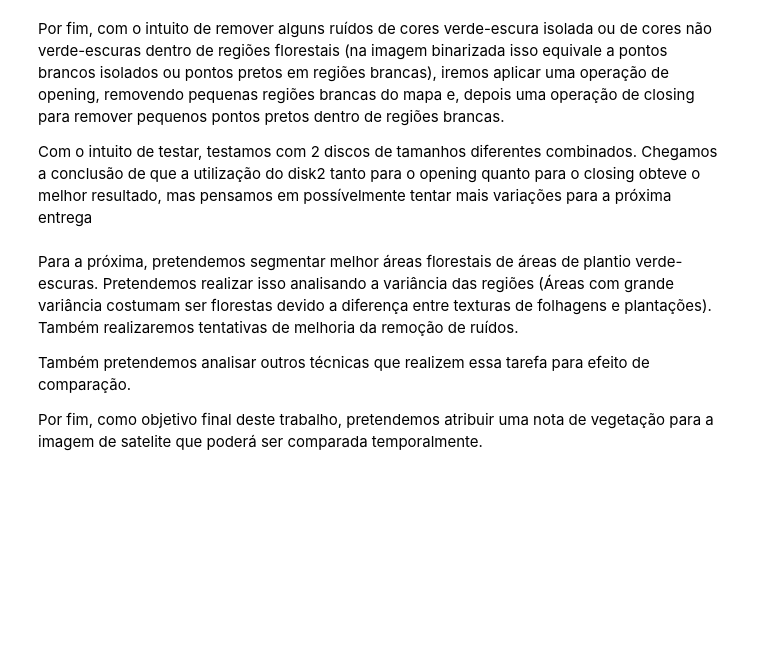
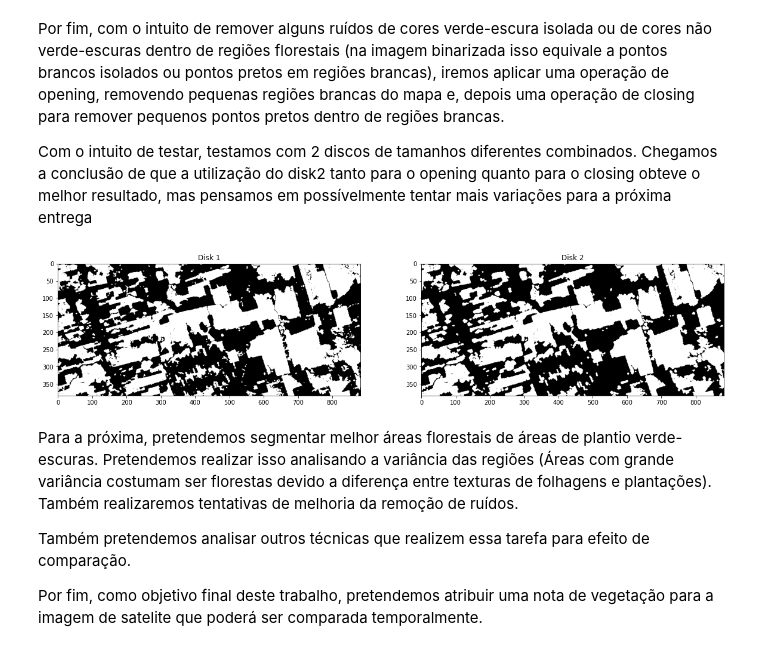
Before and after one commit to LuisF3/satellite-deforestation-monitor, a Jupyter notebook: Reconhecimento_de_áreas_florestais.ipynb, the cells around one changed output. Saved outputs shown, nothing was run; the diff lists cells and outputs as text; code cells hidden in the pictures; blank space fills up the shorter version.

```diff
--- a/Reconhecimento_de_áreas_florestais.ipynb
+++ b/Reconhecimento_de_áreas_florestais.ipynb
@@ -81,46 +81,43 @@ plt.imshow(green_img, cmap='gray')
 Por fim, com o intuito de remover alguns ruídos de cores verde-escura isolada ou de cores não verde-escuras dentro de regiões florestais (na imagem binarizada isso equivale a pontos brancos isolados ou pontos pretos em regiões brancas), iremos aplicar uma operação de opening, removendo pequenas regiões brancas do mapa e, depois uma operação de closing para remover pequenos pontos pretos dentro de regiões brancas.
 
 Com o intuito de testar, testamos com 2 discos de tamanhos diferentes combinados. Chegamos a conclusão de que a utilização do disk2 tanto para o opening quanto para o closing obteve o melhor resultado, mas pensamos em possívelmente tentar mais variações para a próxima entrega
+# %%
+def display_comparison(imgs, names):
+    fig, axs = plt.subplots(1, len(names), figsize=(20, 6))
+    for ax, method in zip(axs, names):
+        ax.imshow(imgs[method], cmap='gray')
+        ax.set_title(method.capitalize())
+    plt.show()
 # %%
 disk1 = np.array([
     [0, 1, 0],
     [1, 1, 1],
     [0, 1, 0]
 ], np.uint8)
 
 disk2 = np.array([
     [0, 0, 1, 0, 0],
     [0, 1, 1, 1, 0],
     [1, 1, 1, 1, 1],
     [0, 1, 1, 1, 0],
     [0, 0, 1, 0, 0]
 ], np.uint8)
 
 disk1_img = green_img.copy()
 disk2_img = green_img.copy()
-disk3_img = green_img.copy()
 
 eroded_img1 = cv2.erode(disk1_img, disk1)
 dilated_img1 = cv2.dilate(eroded_img1, disk1)
-# dilated_img1 = cv2.dilate(dilated_img1, disk1)
-# eroded_img1 = cv2.erode(dilated_img1, disk1)
 disk1_img = dilated_img1
 
 eroded_img2 = cv2.erode(disk2_img, disk2)
 dilated_img2 = cv2.dilate(eroded_img2, disk2)
-# dilated_img2 = cv2.dilate(dilated_img2, disk2)
-# eroded_img2 = cv2.erode(dilated_img2, disk2)
 disk2_img = dilated_img2
 
-eroded_img3 = cv2.erode(disk3_img, disk2)
-dilated_img3 = cv2.dilate(eroded_img3, disk2)
-# dilated_img3 = cv2.dilate(dilated_img3, disk1)
-# eroded_img3 = cv2.erode(dilated_img3, disk1)
-disk3_img = dilated_img3
-
-# cv2.imwrite('output_disk1.png', disk1_img)
-# cv2.imwrite('output_disk2.png', disk2_img)
-# cv2.imwrite('output_disk3.png', disk3_img)
+imgs = {'Disk 1': disk1_img, 'Disk 2': disk2_img}
+display_comparison(imgs, ['Disk 1', 'Disk 2'])
+# %% [output]
+[figure, added]
 # %% [markdown]
 Para a próxima, pretendemos segmentar melhor áreas florestais de áreas de plantio verde-escuras. Pretendemos realizar isso analisando a variância das regiões (Áreas com grande variância costumam ser florestas devido a diferença entre texturas de folhagens e plantações). Também realizaremos tentativas de melhoria da remoção de ruídos.
 
```
Also changed, not shown: parts of 26 cells of this notebook, 10 other files.
